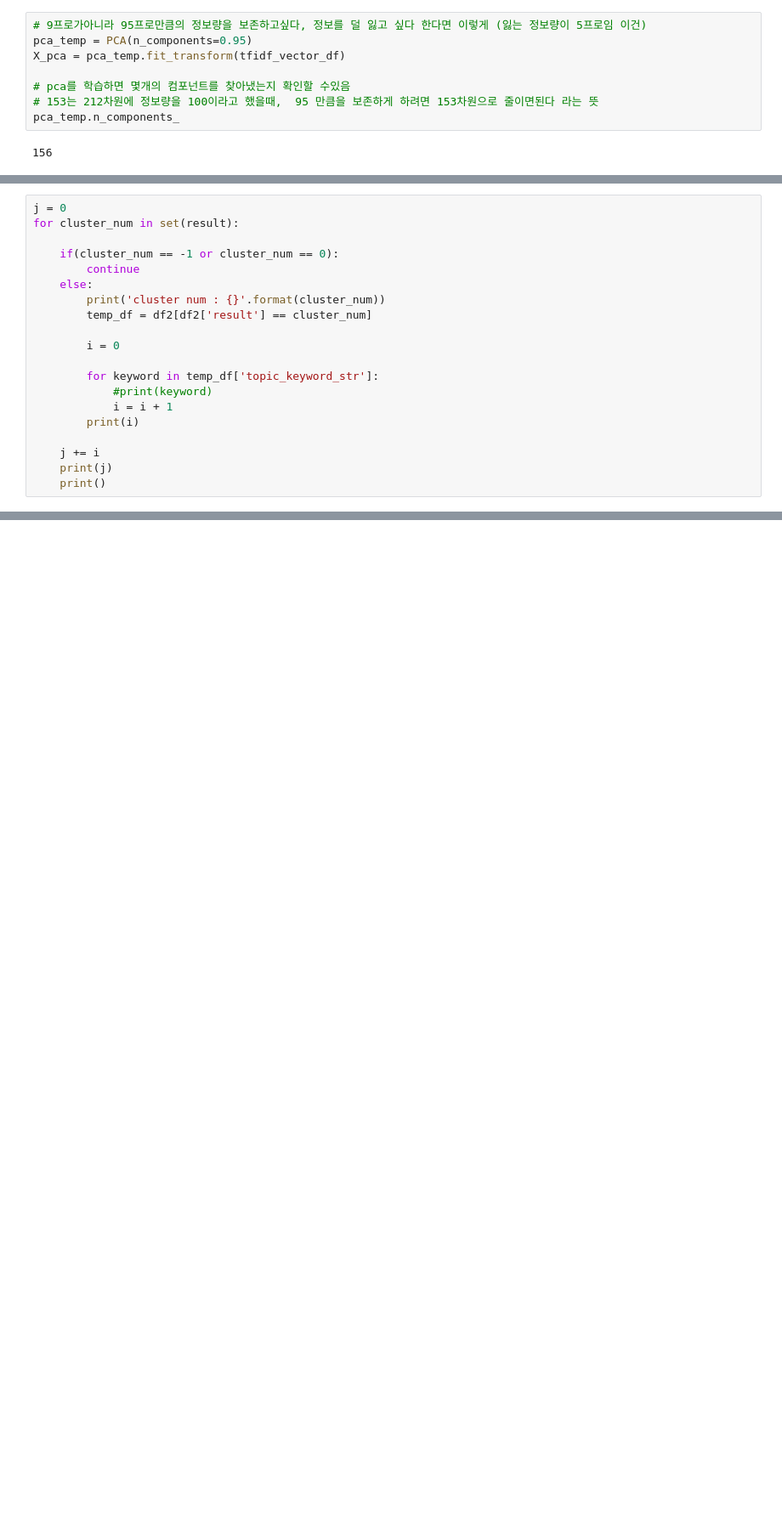
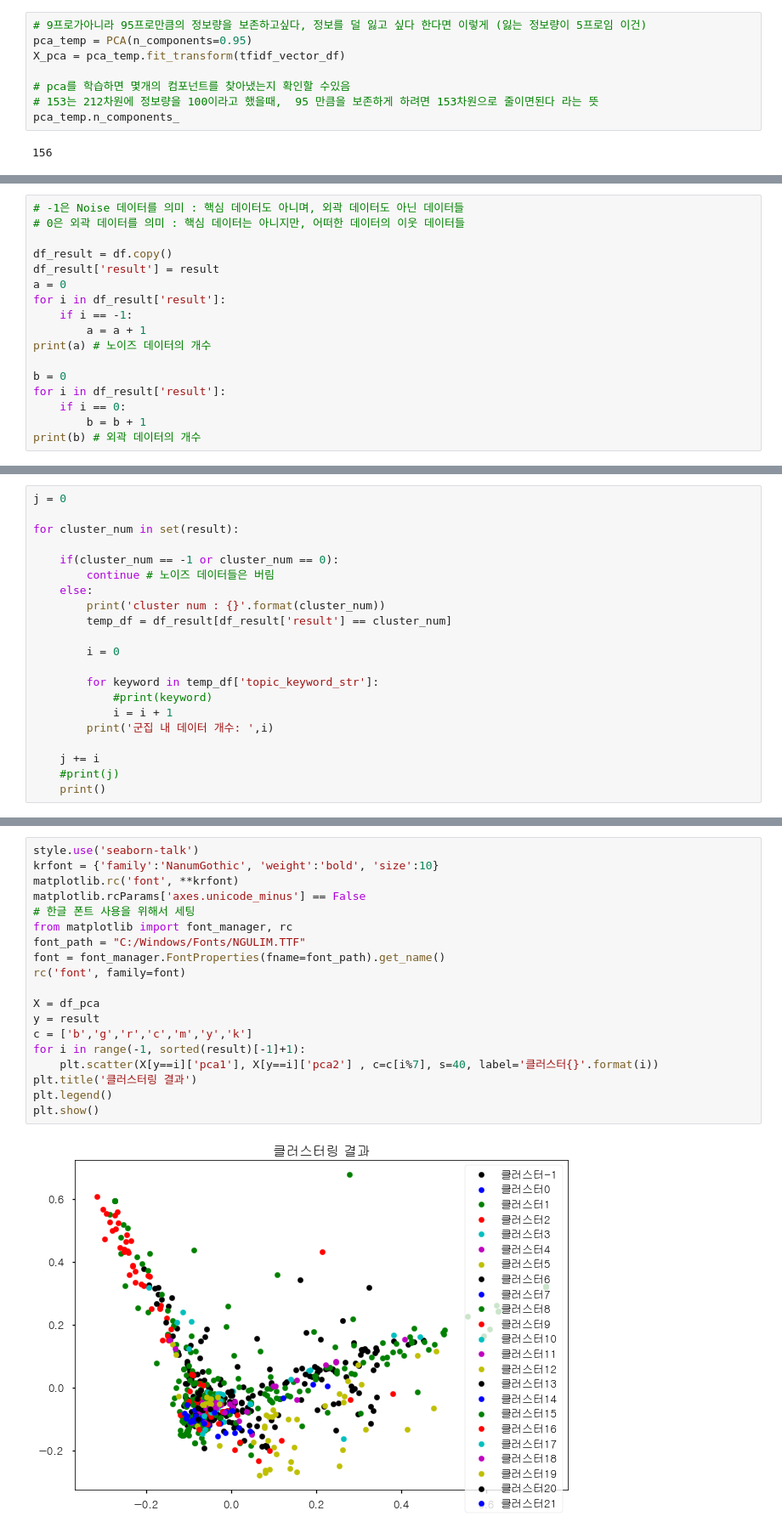
Before and after one commit to park1997/GitHub_Crawling_TextMining_Project, a Jupyter notebook: ParkYoungWoong/Github_clustering_DBSCAN.ipynb, the cells around one changed output, grey strips where cells are left out. Shown at 85% size. Saved outputs shown, nothing was run; the diff lists cells and outputs as text; blank space fills up the shorter version.

```diff
--- a/ParkYoungWoong/Github_clustering_DBSCAN.ipynb
+++ b/ParkYoungWoong/Github_clustering_DBSCAN.ipynb
@@ -389,0 +400,17 @@ print(a)
+# %%
+# -1은 Noise 데이터를 의미 : 핵심 데이터도 아니며, 외곽 데이터도 아닌 데이터들
+# 0은 외곽 데이터를 의미 : 핵심 데이터는 아니지만, 어떠한 데이터의 이웃 데이터들
+
+df_result = df.copy()
+df_result['result'] = result
+a = 0
+for i in df_result['result']:
+    if i == -1:
+        a = a + 1
+print(a) # 노이즈 데이터의 개수
+
+b = 0
+for i in df_result['result']:
+    if i == 0:
+        b = b + 1
+print(b) # 외곽 데이터의 개수
@@ -390,22 +420,23 @@ print(a)
 # %%
 j = 0
+
 for cluster_num in set(result):
 
     if(cluster_num == -1 or cluster_num == 0):
-        continue
+        continue # 노이즈 데이터들은 버림
     else:
         print('cluster num : {}'.format(cluster_num))
-        temp_df = df2[df2['result'] == cluster_num]
+        temp_df = df_result[df_result['result'] == cluster_num]
 
         i = 0
 
         for keyword in temp_df['topic_keyword_str']:
             #print(keyword)
             i = i + 1
-        print(i)
+        print('군집 내 데이터 개수: ',i)
 
     j += i
-    print(j)
+    #print(j)
     print()
 # %% [output]
 cluster num : 1
@@ -427,0 +462,21 @@ cluster num : 14
+# %%
+style.use('seaborn-talk')
+krfont = {'family':'NanumGothic', 'weight':'bold', 'size':10}
+matplotlib.rc('font', **krfont)
+matplotlib.rcParams['axes.unicode_minus'] == False
+# 한글 폰트 사용을 위해서 세팅
+from matplotlib import font_manager, rc
+font_path = "C:/Windows/Fonts/NGULIM.TTF"
+font = font_manager.FontProperties(fname=font_path).get_name()
+rc('font', family=font)
+
+X = df_pca
+y = result
+c = ['b','g','r','c','m','y','k']
+for i in range(-1, sorted(result)[-1]+1):
+    plt.scatter(X[y==i]['pca1'], X[y==i]['pca2'] , c=c[i%7], s=40, label='클러스터{}'.format(i))
+plt.title('클러스터링 결과')
+plt.legend()
+plt.show()
+# %% [output]
+[figure, added]
```
Also changed, not shown: parts of 20 cells of this notebook.
